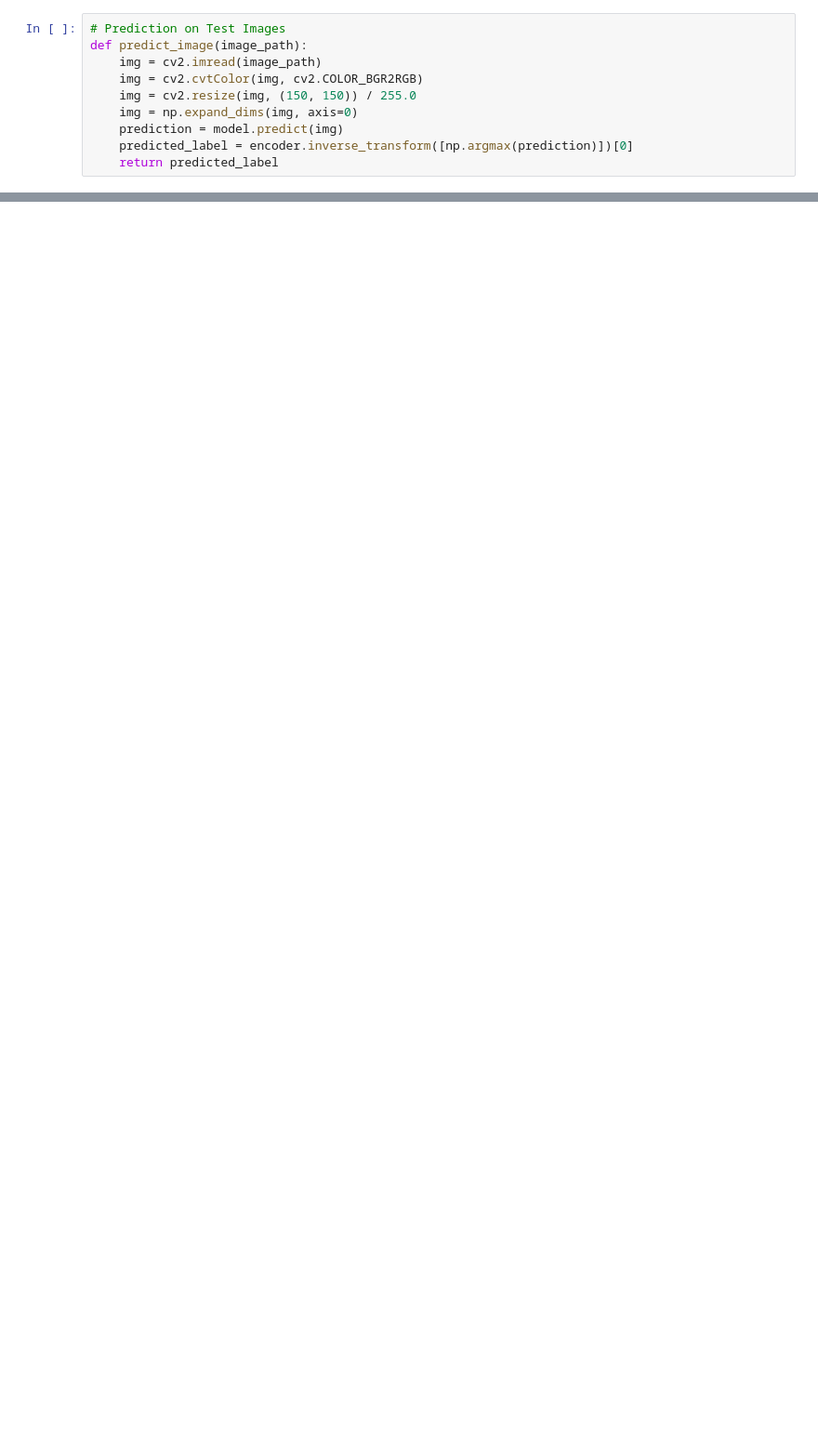
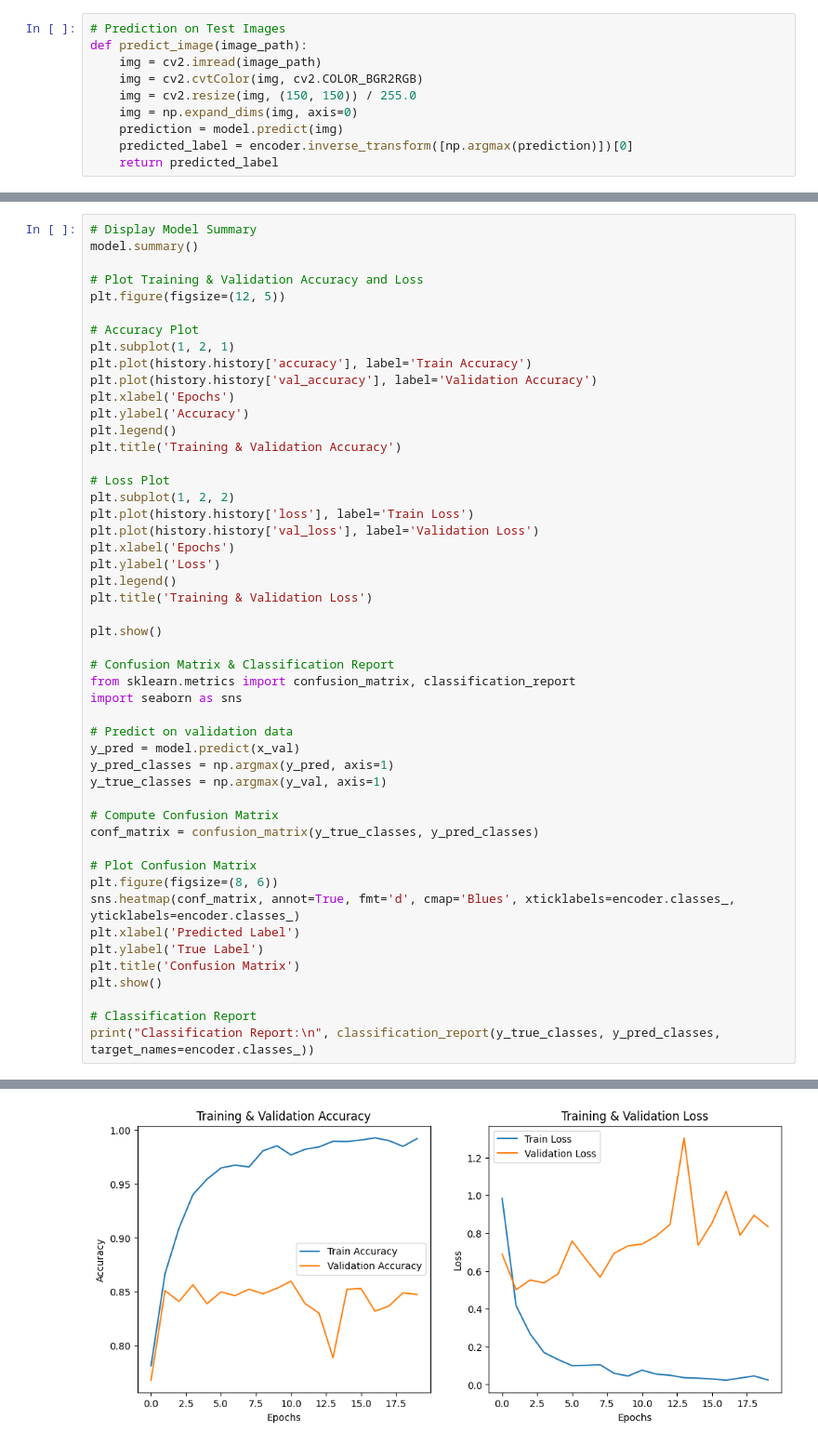
Before and after one commit to Hari200319/CNN-Waste_Classification, a Jupyter notebook: Waste_classification.ipynb, the cells around one changed output, grey strips where cells are left out. Shown at 93% size. Cells and saved outputs as stored; diff of their text form; blank space fills up the shorter version.

```diff
--- a/Waste_classification.ipynb
+++ b/Waste_classification.ipynb
@@ -200,0 +208,50 @@ plt.show()
+# %%
+# Display Model Summary
+model.summary()
+
+# Plot Training & Validation Accuracy and Loss
+plt.figure(figsize=(12, 5))
+
+# Accuracy Plot
+plt.subplot(1, 2, 1)
+plt.plot(history.history['accuracy'], label='Train Accuracy')
+plt.plot(history.history['val_accuracy'], label='Validation Accuracy')
+plt.xlabel('Epochs')
+plt.ylabel('Accuracy')
+plt.legend()
+plt.title('Training & Validation Accuracy')
+
+# Loss Plot
+plt.subplot(1, 2, 2)
+plt.plot(history.history['loss'], label='Train Loss')
+plt.plot(history.history['val_loss'], label='Validation Loss')
+plt.xlabel('Epochs')
+plt.ylabel('Loss')
+plt.legend()
+plt.title('Training & Validation Loss')
+
+plt.show()
+
+# Confusion Matrix & Classification Report
+from sklearn.metrics import confusion_matrix, classification_report
+import seaborn as sns
+
+# Predict on validation data
+y_pred = model.predict(x_val)
+y_pred_classes = np.argmax(y_pred, axis=1)
+y_true_classes = np.argmax(y_val, axis=1)
+
+# Compute Confusion Matrix
+conf_matrix = confusion_matrix(y_true_classes, y_pred_classes)
+
+# Plot Confusion Matrix
+plt.figure(figsize=(8, 6))
+sns.heatmap(conf_matrix, annot=True, fmt='d', cmap='Blues', xticklabels=encoder.classes_, yticklabels=encoder.classes_)
+plt.xlabel('Predicted Label')
+plt.ylabel('True Label')
+plt.title('Confusion Matrix')
+plt.show()
+
+# Classification Report
+print("Classification Report:\n", classification_report(y_true_classes, y_pred_classes, target_names=encoder.classes_))
+# %% [output]
@@ -200,0 +280 @@ plt.show()
+[figure, added]
```
Also changed, not shown: parts of 14 cells of this notebook.
